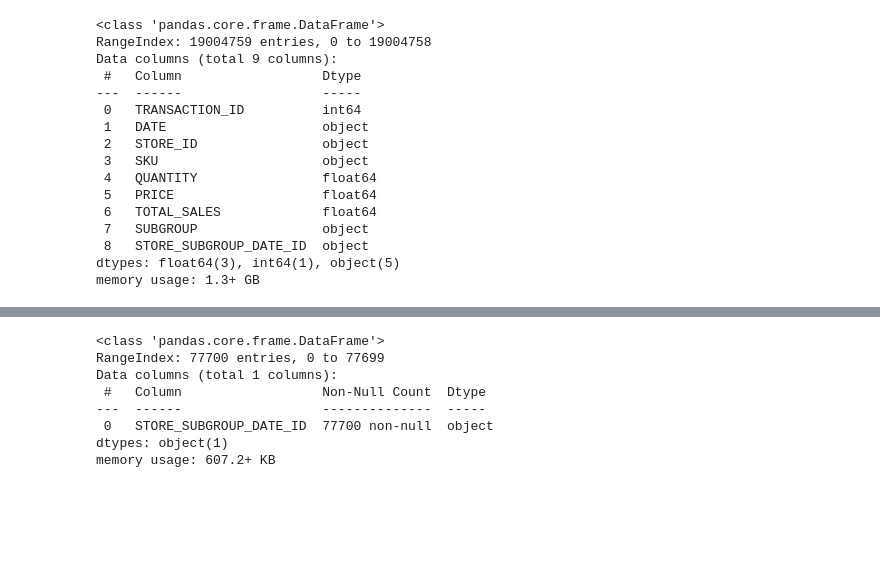
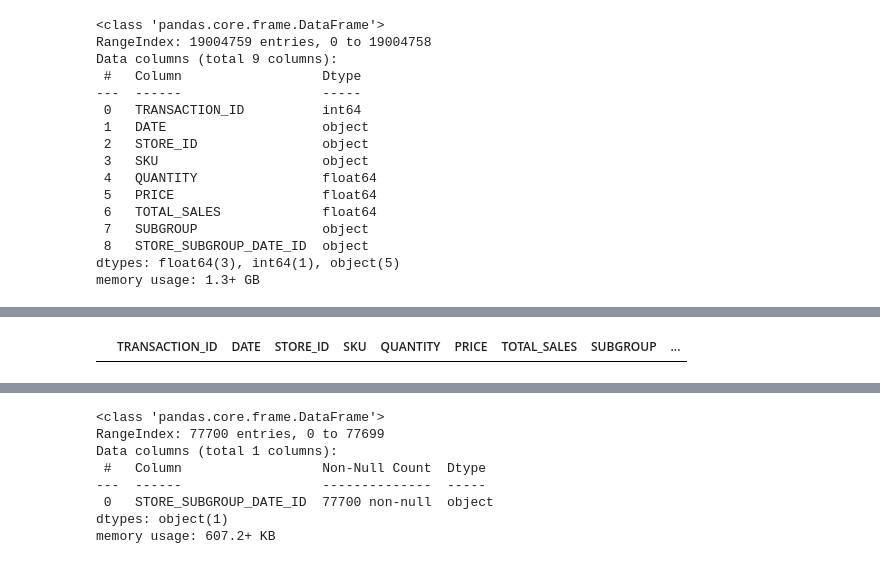
Before and after one commit to hzaquelli82/hackaton_asterion, a Jupyter notebook: Notebook/EDA.ipynb, the cells around one changed output, grey strips where cells are left out. Drawn from its saved outputs; the diff is of its cells as text; code cells hidden in the pictures; blank space fills up the shorter version.

```diff
--- a/Notebook/EDA.ipynb
+++ b/Notebook/EDA.ipynb
@@ -240,0 +243,5 @@ df_transactions.sample(25)
+# %%
+duplicados = df_transactions['TRANSACTION_ID'].duplicated()
+df_transactions[duplicados]
+# %% [output]
+|  | TRANSACTION_ID | DATE | STORE_ID | SKU | QUANTITY | PRICE | TOTAL_SALES | SUBGROUP | ... |
```
Also changed, not shown: parts of 5 cells of this notebook.
